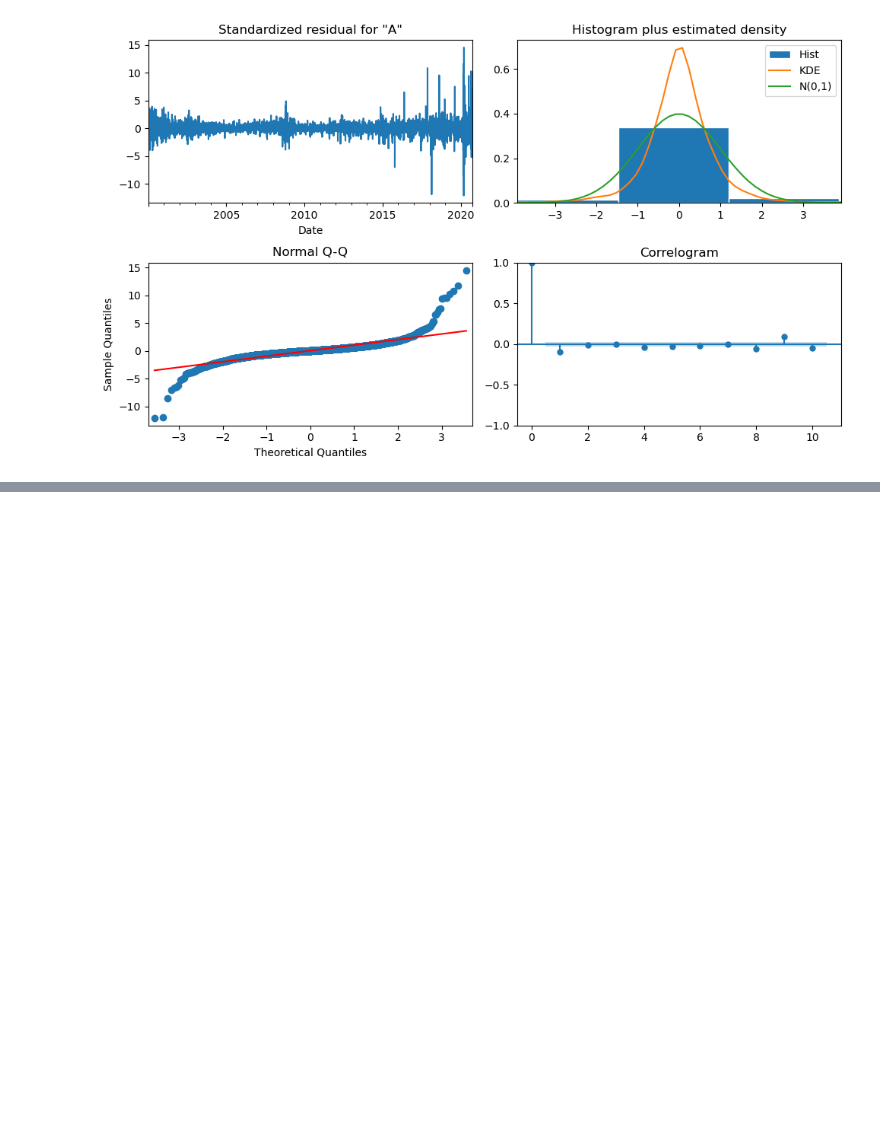
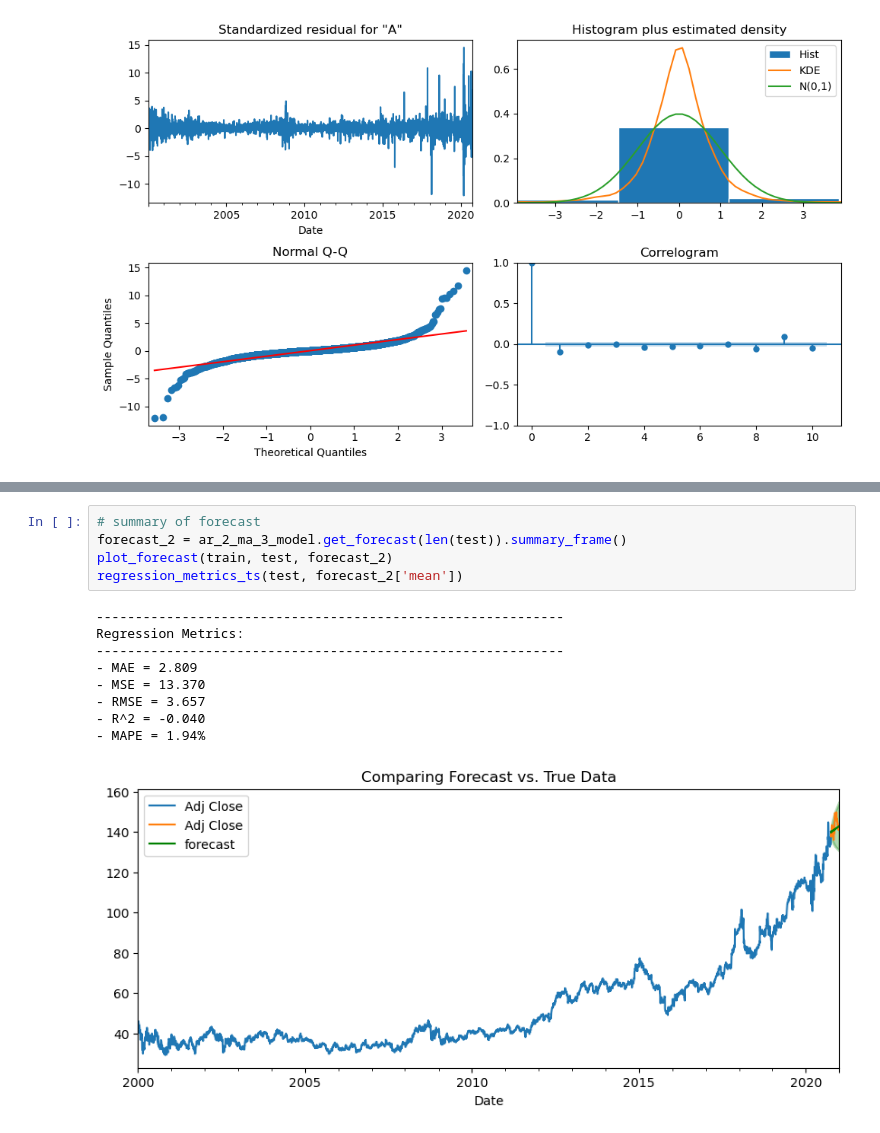
Before and after one commit to donmarcolaureano/walmart_stock_data, a Jupyter notebook: walmart_stock_data.ipynb, the cells around one changed output, grey strips where cells are left out. Saved outputs shown, nothing was run; the diff lists cells and outputs as text; blank space fills up the shorter version.

```diff
--- a/walmart_stock_data.ipynb
+++ b/walmart_stock_data.ipynb
@@ -295,0 +381,15 @@ fig.tight_layout()
+# %%
+# summary of forecast
+forecast_2 = ar_2_ma_3_model.get_forecast(len(test)).summary_frame()
+plot_forecast(train, test, forecast_2)
+regression_metrics_ts(test, forecast_2['mean'])
+# %% [output]
+------------------------------------------------------------
+Regression Metrics:
+------------------------------------------------------------
+- MAE = 2.809
+- MSE = 13.370
+- RMSE = 3.657
+- R^2 = -0.040
+- MAPE = 1.94%
+[figure, added]
```
Also changed, not shown: parts of 5 cells of this notebook.
